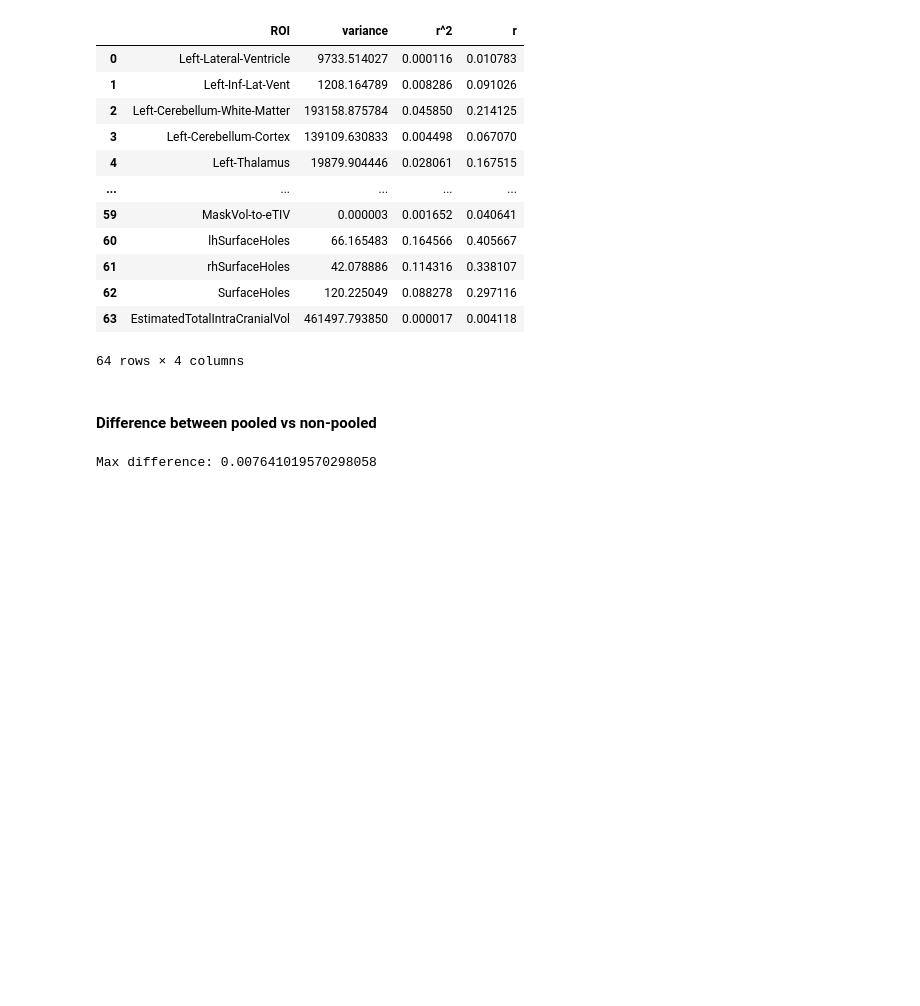
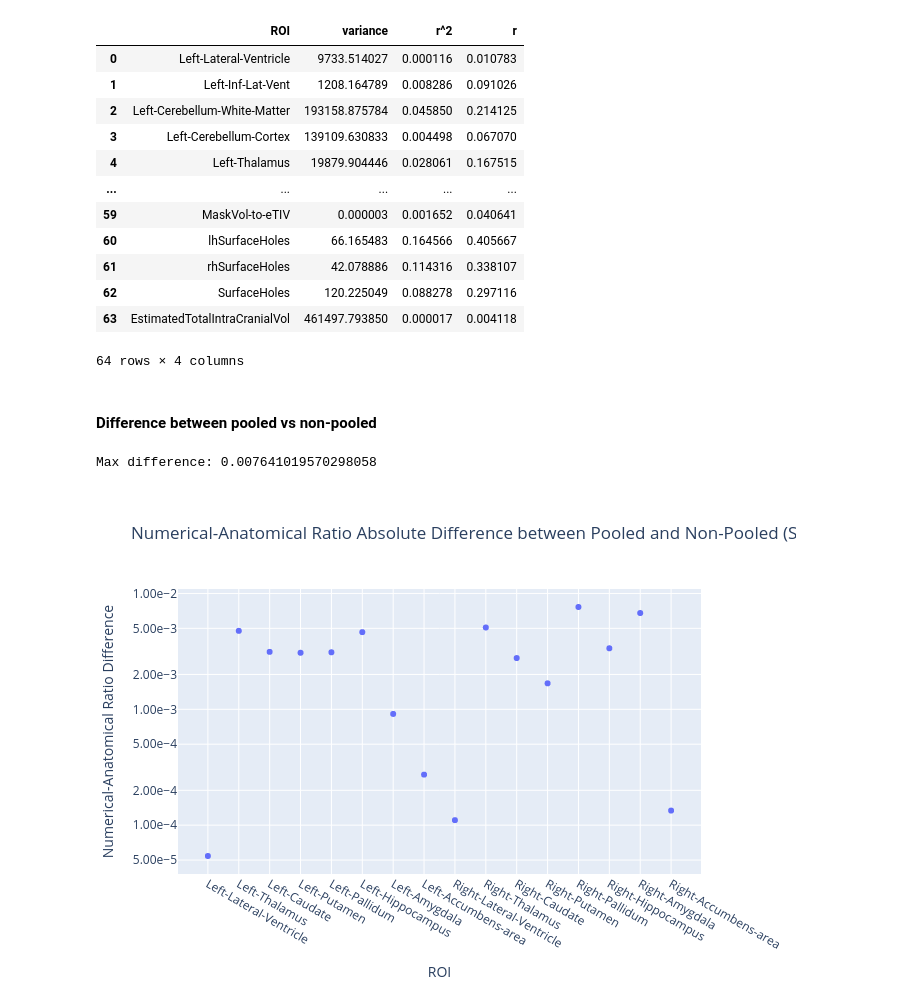
Before and after one commit to yohanchatelain/VIP-python-client, a Jupyter notebook: example/freesurfer-fuzzy/notebooks/stage_I.ipynb, the cells around one changed output. Drawn from its saved outputs; the diff is of its cells as text; code cells hidden in the pictures; blank space fills up the shorter version.

```diff
--- a/example/freesurfer-fuzzy/notebooks/stage_I.ipynb
+++ b/example/freesurfer-fuzzy/notebooks/stage_I.ipynb
@@ -624,31 +620,33 @@ r_na_diff["r"] = (r_na_diff["r"] - r_na["r"]).abs()
 # Filter out ROI
 roi_to_keep = [
         "Left-Accumbens-area",
         "Left-Amygdala",
         "Left-Caudate",
         "Left-Hippocampus",
         "Left-Pallidum",
         "Left-Putamen",
         "Left-Thalamus",
         "Left-Lateral-Ventricle",
         "Right-Accumbens-area",
         "Right-Amygdala",
         "Right-Caudate",
         "Right-Hippocampus",
         "Right-Pallidum",
         "Right-Putamen",
         "Right-Thalamus",
         "Right-Lateral-Ventricle",
     ]
 r_na_diff = r_na_diff[r_na_diff.ROI.isin(roi_to_keep)]
 print(f"Max difference: {r_na_diff['r'].max()}")
-px.scatter(
+fig = px.scatter(
     r_na_diff,
     x="ROI",
     y="r",
     log_y=True,
     title="Numerical-Anatomical Ratio Absolute Difference between Pooled and Non-Pooled (Subcortical Volume)",
     labels={"r": "Numerical-Anatomical Ratio Difference"},
 ).update_yaxes(tickformat=".2e")
+print_figure(fig, "figures/subcortical_volume_r_na_diff.png")
 # %% [output]
 Max difference: 0.007641019570298058
+[figure, added]
```
Also changed, not shown: parts of 12 cells of this notebook.
